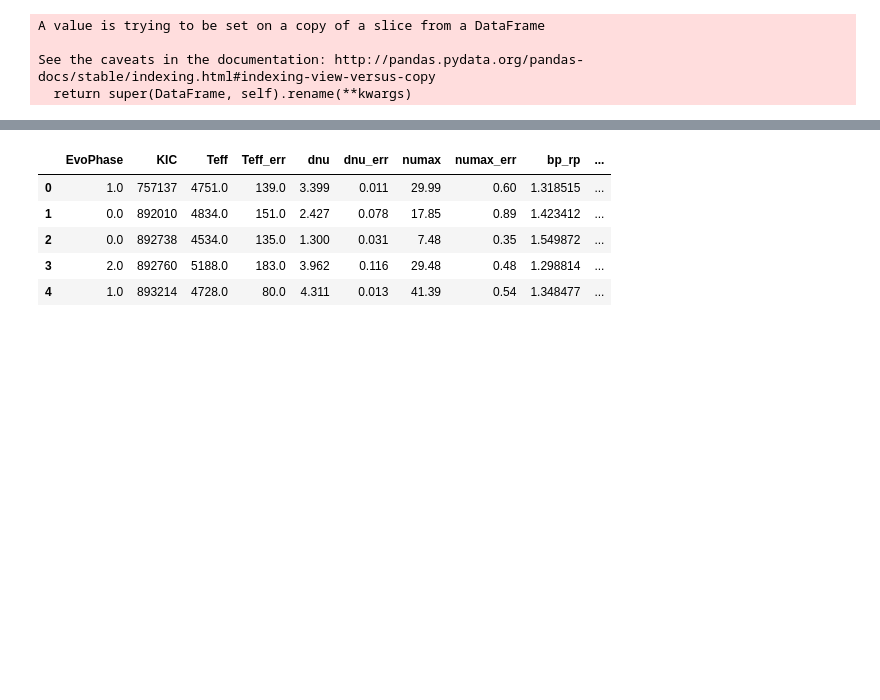
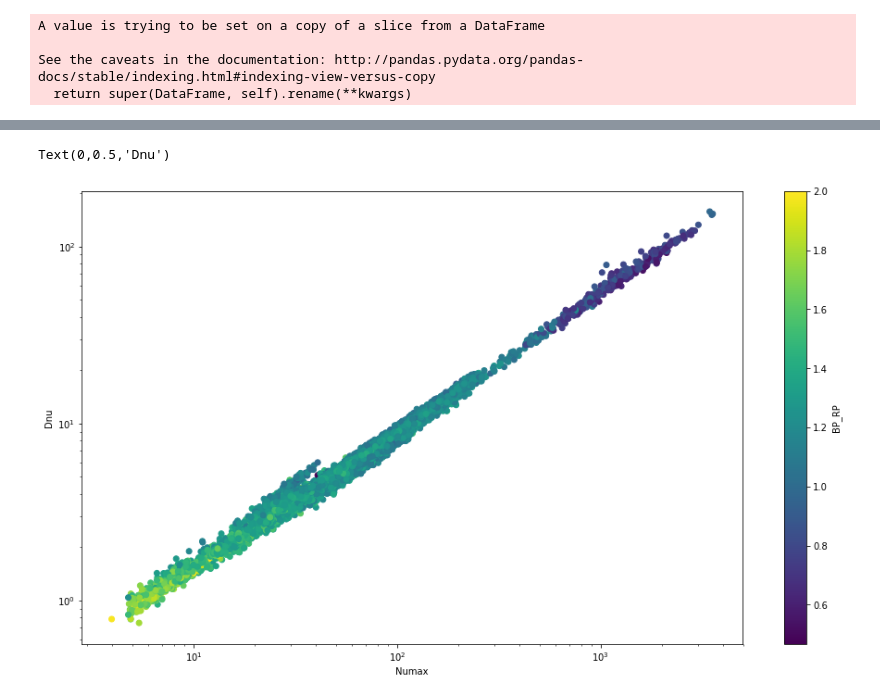
Before and after one commit to grd349/PBjam, a Jupyter notebook: pbjam/data/Data Gather.ipynb, the cells around one changed output, grey strips where cells are left out. Cells and saved outputs as stored; diff of their text form; code cells hidden in the pictures; blank space fills up the shorter version.

```diff
--- a/pbjam/data/Data Gather.ipynb
+++ b/pbjam/data/Data Gather.ipynb
@@ -174,7 +167,7 @@ Text(0, 0.5, 'Dnu')
 We'll get this from Megan Bedell's Kepler-Gaia crossmatch found here: https://gaia-kepler.fun/
 # %%
 from astropy.table import Table
-data = Table.read('kep_gaia_fun_1as.fits',format='fits')
+data = Table.read('kepler_dr2_1arcsec.fits',format='fits')
 kdf = data.to_pandas()
 kdf = kdf[['kepid', 'bp_rp', 'kepler_gaia_ang_dist']]
 kdf.rename(columns={'kepid':'KIC'},inplace=True)
@@ -200,5 +193,5 @@ def kill_duplicates(df,ID, sep):
 # %%
 import numpy as np
 bprpdf = pd.merge(df, kdf, on='KIC', how='left')
-bprpdf = kill_duplicates(testdf, 'KIC','kepler_gaia_ang_dist')
+bprpdf = kill_duplicates(bprpdf, 'KIC','kepler_gaia_ang_dist')
 bprpdf = bprpdf[np.isfinite(bprpdf.bp_rp)]
@@ -205,9 +207,16 @@ bprpdf = bprpdf[np.isfinite(bprpdf.bp_rp)]
-# %%
-bprpdf.head()
-# %% [output]
-|  | EvoPhase | KIC | Teff | Teff_err | dnu | dnu_err | numax | numax_err | bp_rp | ... |
-| 0 | 1.0 | 757137 | 4751.0 | 139.0 | 3.399 | 0.011 | 29.99 | 0.60 | 1.318515 | ... |
-| 1 | 0.0 | 892010 | 4834.0 | 151.0 | 2.427 | 0.078 | 17.85 | 0.89 | 1.423412 | ... |
-| 2 | 0.0 | 892738 | 4534.0 | 135.0 | 1.300 | 0.031 | 7.48 | 0.35 | 1.549872 | ... |
-| 3 | 2.0 | 892760 | 5188.0 | 183.0 | 3.962 | 0.116 | 29.48 | 0.48 | 1.298814 | ... |
-| 4 | 1.0 | 893214 | 4728.0 | 80.0 | 4.311 | 0.013 | 41.39 | 0.54 | 1.348477 | ... |
+# %%
+bprpdf.head()
+bprpdf = bprpdf.loc[bprpdf.bp_rp < 2.0]
+df = bprpdf
+# %%
+fig, ax = plt.subplots(figsize=[16,9])
+cs=ax.scatter(df.numax, df.dnu, c=df.bp_rp, cmap='viridis', vmax=2.0)
+ax.set_xscale('log')
+ax.set_yscale('log')
+cbar = fig.colorbar(cs)
+cbar.ax.set_ylabel('BP_RP')
+ax.set_xlabel('Numax')
+ax.set_ylabel('Dnu')
+# %% [output]
+Text(0,0.5,'Dnu')
+[figure, added]
```
Also changed, not shown: parts of 8 cells of this notebook, 3 other files.
